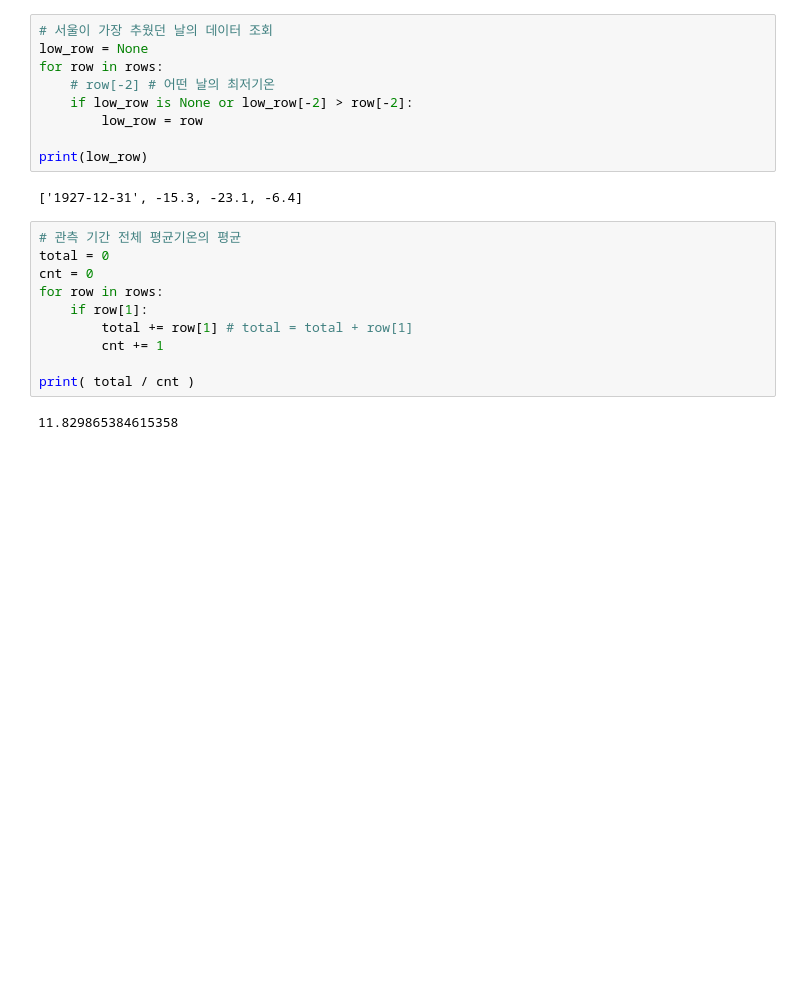
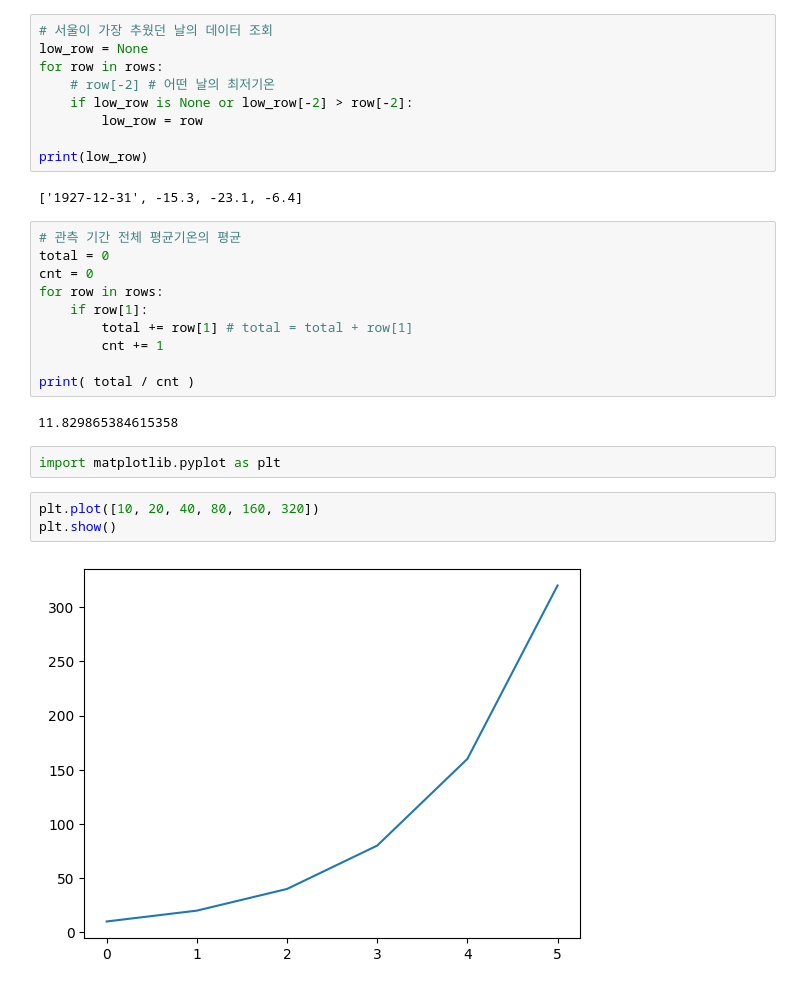
Before and after one commit to shared-repo/human-da5, a Jupyter notebook: workspace/python-basic/i_da_02.ipynb, the cells around one changed output. Saved outputs shown, nothing was run; the diff lists cells and outputs as text; blank space fills up the shorter version.

```diff
--- a/workspace/python-basic/i_da_02.ipynb
+++ b/workspace/python-basic/i_da_02.ipynb
@@ -67,3 +67,10 @@ for row in rows:
 print( total / cnt )
 # %% [output]
 11.829865384615358
+# %%
+import matplotlib.pyplot as plt
+# %%
+plt.plot([10, 20, 40, 80, 160, 320])
+plt.show()
+# %% [output]
+[figure, added]
```
Also changed, not shown: parts of 4 cells of this notebook, 1 other file.
